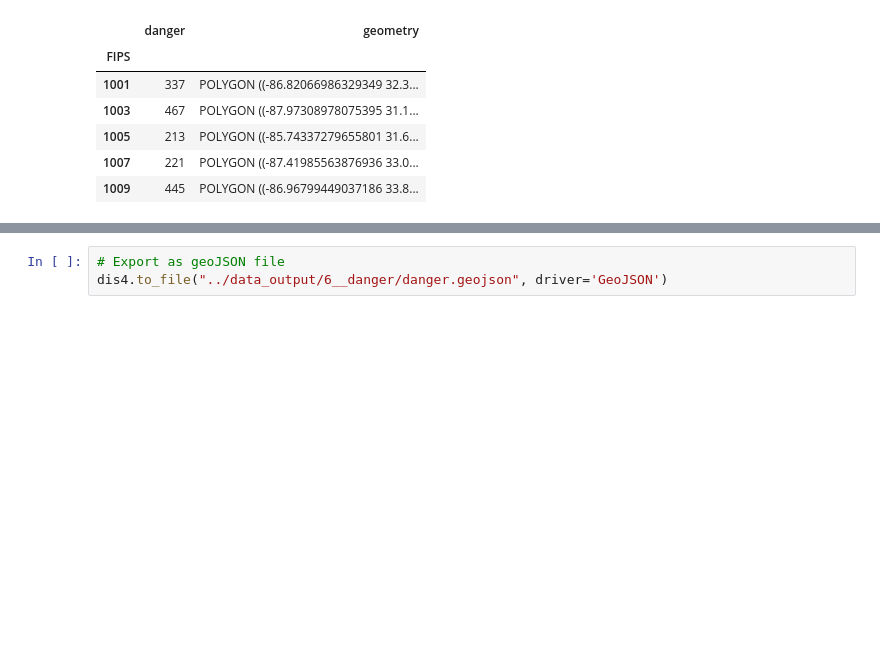
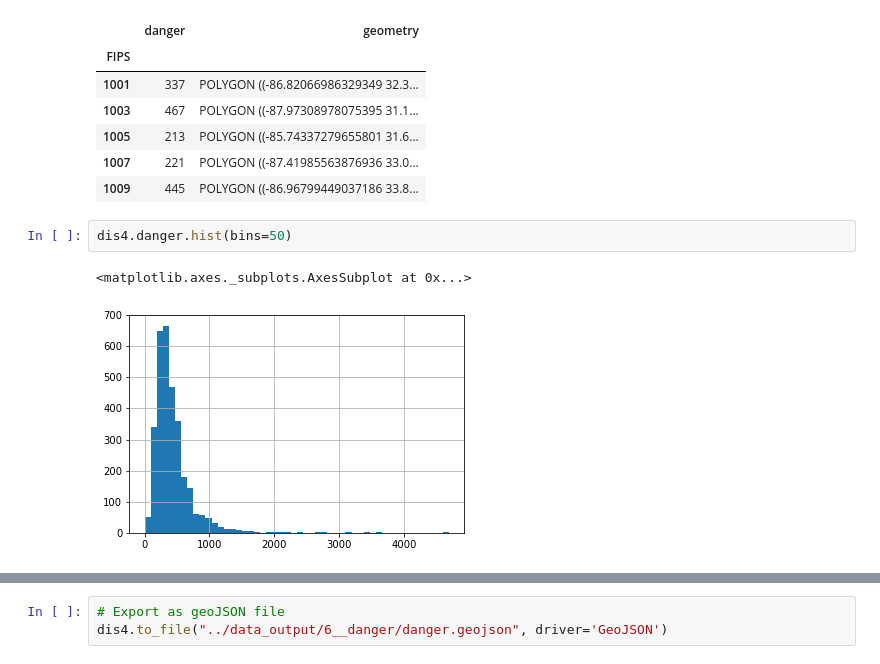
Before and after one commit to labs12-should-i-live-here/DS, a Jupyter notebook: notebooks/DMA6 - Overall disasterness.ipynb, the cells around one changed output, grey strips where cells are left out. Drawn from its saved outputs; the diff is of its cells as text; blank space fills up the shorter version.

Commit message:
Checking overall danger metrics

```diff
--- a/notebooks/DMA6 - Overall disasterness.ipynb
+++ b/notebooks/DMA6 - Overall disasterness.ipynb
@@ -120,3 +120,8 @@ display(dis4)
 | 1005 | 213 | POLYGON ((-85.74337279655801 31.6... |
 | 1007 | 221 | POLYGON ((-87.41985563876936 33.0... |
 | 1009 | 445 | POLYGON ((-86.96799449037186 33.8... |
+# %%
+dis4.danger.hist(bins=50)
+# %% [output]
+<matplotlib.axes._subplots.AxesSubplot at 0x...>
+[figure, added]
```
Also changed, not shown: parts of 3 cells of this notebook.
